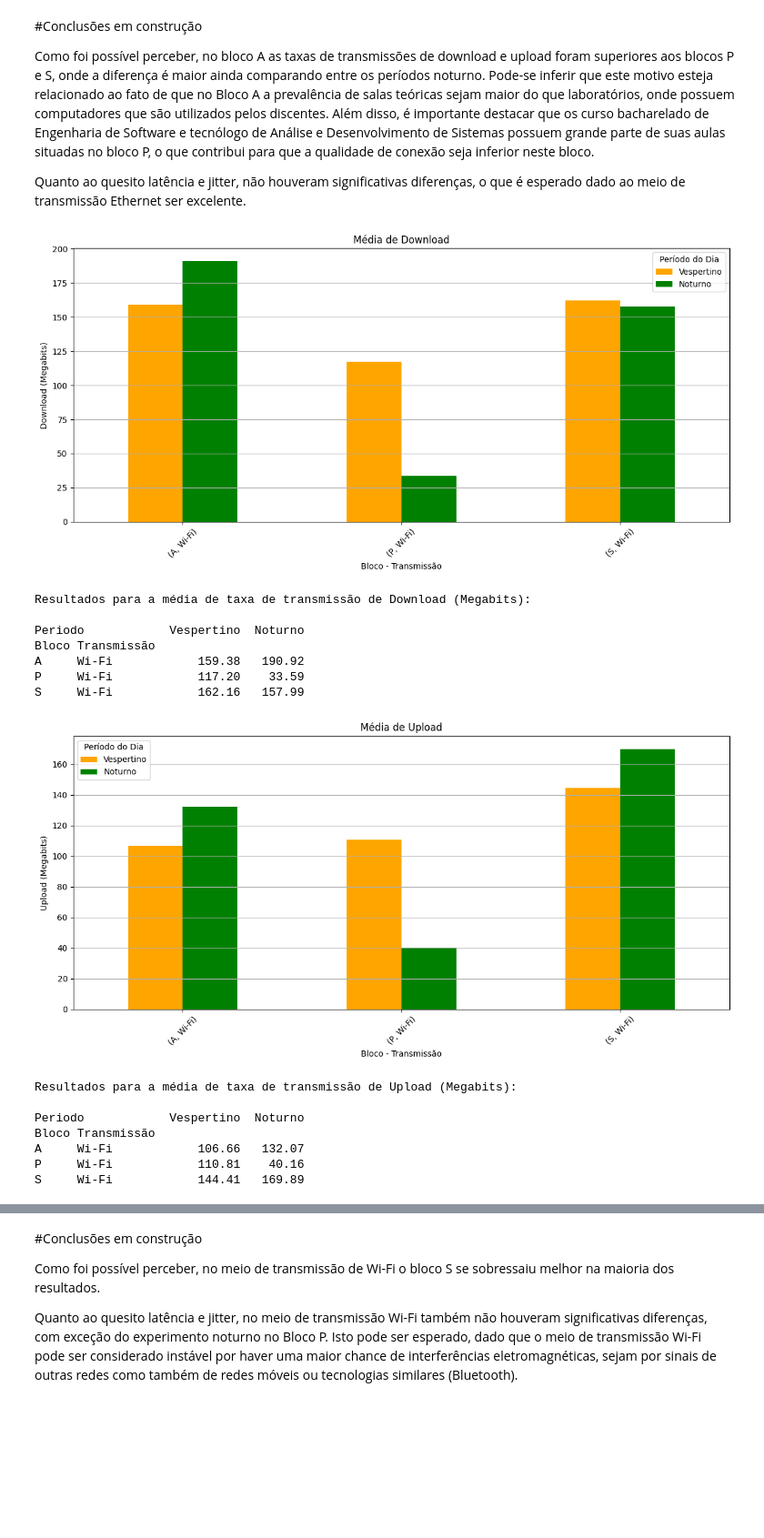
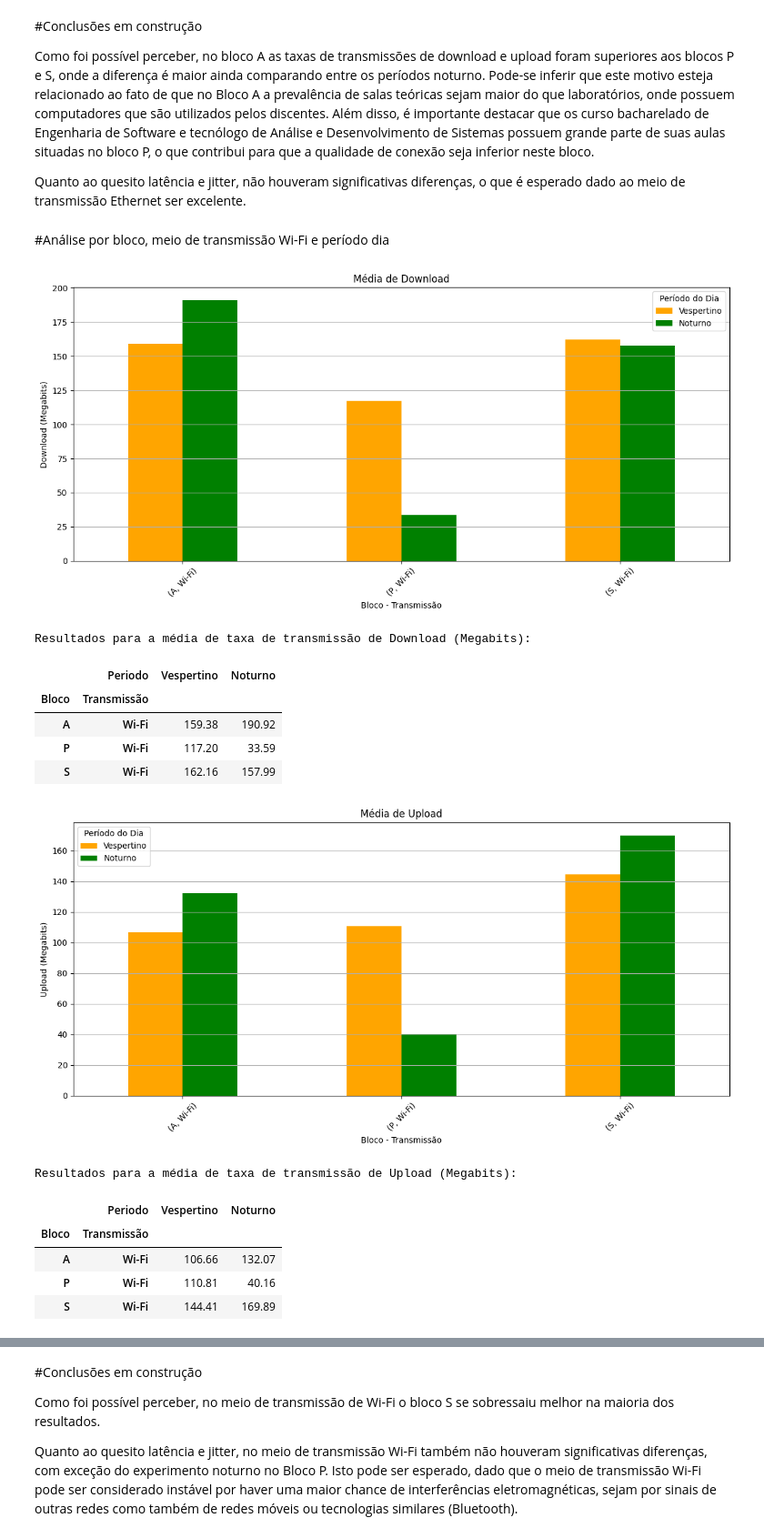
Before and after one commit to matheusbuenowb/University-Network-Analysis, a Jupyter notebook: TCC_Análise.ipynb, the cells around one changed output, grey strips where cells are left out. Shown at 91% size. Drawn from its saved outputs; the diff is of its cells as text; code cells hidden in the pictures; blank space fills up the shorter version.

```diff
--- a/TCC_Análise.ipynb
+++ b/TCC_Análise.ipynb
@@ -460,6 +301,8 @@ S     Ethernet           2.88     4.29
 Como foi possível perceber, no bloco A as taxas de transmissões de download e upload foram superiores aos blocos P e S, onde a diferença é maior ainda comparando entre os períodos noturno. Pode-se inferir que este motivo esteja relacionado ao fato de que no Bloco A a prevalência de salas teóricas sejam maior do que laboratórios, onde possuem computadores que são utilizados pelos discentes. Além disso, é importante destacar que os curso bacharelado de Engenharia de Software e tecnólogo de Análise e Desenvolvimento de Sistemas possuem grande parte de suas aulas situadas no bloco P, o que contribui para que a qualidade de conexão seja inferior neste bloco.
 
 Quanto ao quesito latência e jitter, não houveram significativas diferenças, o que é esperado dado ao meio de transmissão Ethernet ser excelente.
+# %% [markdown]
+#Análise por bloco, meio de transmissão Wi-Fi e período dia
 # %%
 #Adicionando uma nova coluna para representar o período do dia
 data['Periodo'] = pd.cut(pd.to_datetime(data['Horário']).dt.hour,
@@ -471,47 +314,45 @@ grouped_data = wi_fi_data.pivot_table(index=['Bloco', 'Transmissão', 'Periodo']
                                 values=['Download', 'Upload', 'Latência', 'Jitter'],
                                 aggfunc='mean').reset_index()
 
 metrics = ['Download', 'Upload', 'Latência', 'Jitter']
 
 for metric in metrics:
     plt.figure(figsize=(12, 6))
     grouped_data_pivot = grouped_data.pivot_table(index=['Bloco', 'Transmissão'], columns='Periodo', values=metric)
     grouped_data_pivot.plot(kind='bar', rot=45, ax=plt.gca(), color = ['orange', 'green'])
     plt.xlabel('Bloco - Transmissão')
     if(metric == 'Download' or metric == 'Upload'):
       plt.ylabel(metric + ' (Megabits)')
     else:
       plt.ylabel(metric + ' (Ms)')
     plt.title(f'Média de {metric}')
     plt.legend(title='Período do Dia')
     plt.grid(axis='y')
     plt.tight_layout()
     plt.show()
     #arredonda os resultados para 2 casas decimais
     grouped_data_pivot = grouped_data_pivot.round(2)
 
     if(metric == 'Download' or metric == 'Upload'):
       print(f'Resultados para a média de taxa de transmissão de {metric} (Megabits):\n')
     else:
       print(f'Resultados para a média de tempo de resposta de {metric} (Ms):\n')
-    print(grouped_data_pivot)
+    display(grouped_data_pivot)
     plt.show()
 # %% [output]
 [figure]
 Resultados para a média de taxa de transmissão de Download (Megabits):
-
-Periodo            Vespertino  Noturno
-Bloco Transmissão
-A     Wi-Fi            159.38   190.92
-P     Wi-Fi            117.20    33.59
-S     Wi-Fi            162.16   157.99
+|  | Periodo | Vespertino | Noturno |
+| Bloco | Transmissão |  |  |
+| A | Wi-Fi | 159.38 | 190.92 |
+| P | Wi-Fi | 117.20 | 33.59 |
+| S | Wi-Fi | 162.16 | 157.99 |
 [figure]
 Resultados para a média de taxa de transmissão de Upload (Megabits):
-
-Periodo            Vespertino  Noturno
-Bloco Transmissão
-A     Wi-Fi            106.66   132.07
-P     Wi-Fi            110.81    40.16
-S     Wi-Fi            144.41   169.89
+|  | Periodo | Vespertino | Noturno |
+| Bloco | Transmissão |  |  |
+| A | Wi-Fi | 106.66 | 132.07 |
+| P | Wi-Fi | 110.81 | 40.16 |
+| S | Wi-Fi | 144.41 | 169.89 |
 [figure]
 Resultados para a média de tempo de resposta de Latência (Ms):
```
Also changed, not shown: parts of 10 cells of this notebook.
